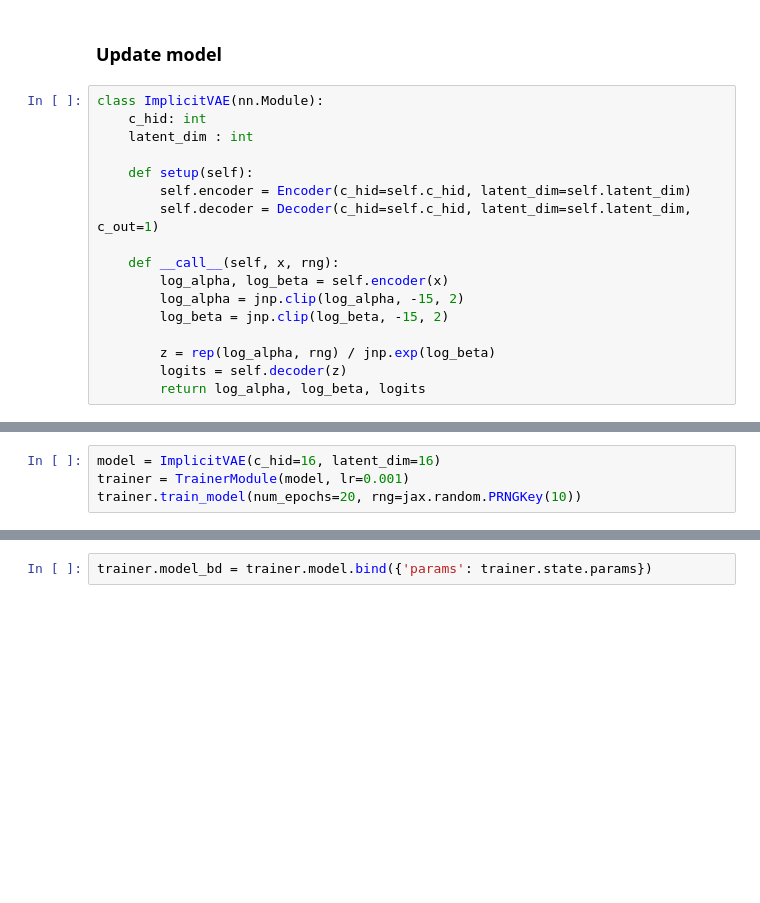
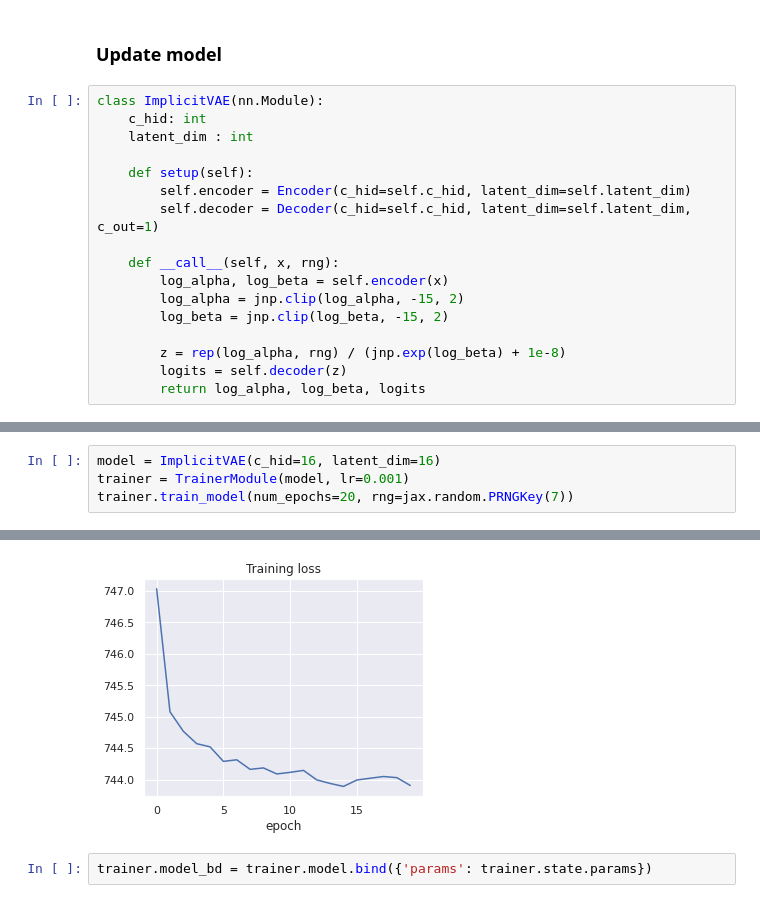
Before and after one commit to intsystems/BMM, a Jupyter notebook: lab2/BarabanshchikovaTask2.ipynb, the cells around one changed output, grey strips where cells are left out. Cells and saved outputs as stored; diff of their text form; blank space fills up the shorter version.

```diff
--- a/lab2/BarabanshchikovaTask2.ipynb
+++ b/lab2/BarabanshchikovaTask2.ipynb
@@ -573,7 +572,7 @@ class ImplicitVAE(nn.Module):
         log_alpha = jnp.clip(log_alpha, -15, 2)
         log_beta = jnp.clip(log_beta, -15, 2)
 
-        z = rep(log_alpha, rng) / jnp.exp(log_beta)
+        z = rep(log_alpha, rng) / (jnp.exp(log_beta) + 1e-8)
         logits = self.decoder(z)
         return log_alpha, log_beta, logits
 # %%
@@ -585,5 +584,5 @@ trainer.train_model(num_epochs=5, rng=jax.random.PRNGKey(10))
 # %%
 model = ImplicitVAE(c_hid=16, latent_dim=16)
 trainer = TrainerModule(model, lr=0.001)
-trainer.train_model(num_epochs=20, rng=jax.random.PRNGKey(10))
+trainer.train_model(num_epochs=20, rng=jax.random.PRNGKey(7))
 # %% [output]
@@ -591,3 +589,4 @@ trainer.train_model(num_epochs=20, rng=jax.random.PRNGKey(10))
+[figure, added]
 # %%
 trainer.model_bd = trainer.model.bind({'params': trainer.state.params})
 # %% [markdown]
```
Also changed, not shown: parts of 31 cells of this notebook.
